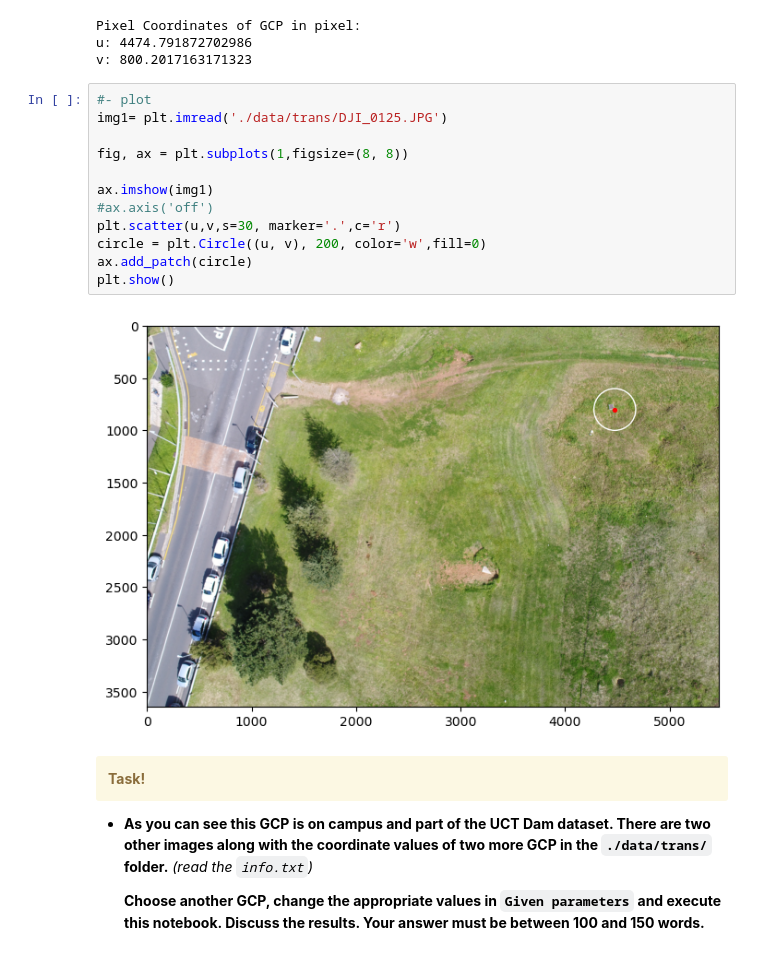
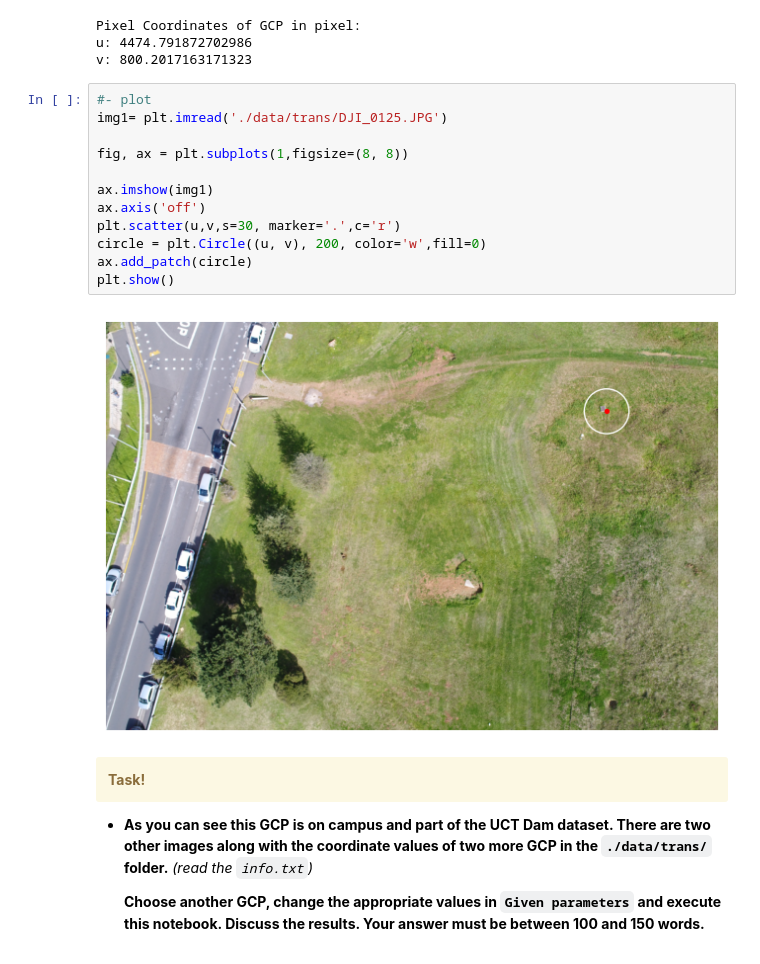
Before and after one commit to AdrianKriger/collinearity, a Jupyter notebook: 01transformation.ipynb, the cells around one changed output. Saved outputs shown, nothing was run; the diff lists cells and outputs as text.

```diff
--- a/01transformation.ipynb
+++ b/01transformation.ipynb
@@ -153,17 +153,17 @@ v: 800.2017163171323
 # %%
 #- plot
 img1= plt.imread('./data/trans/DJI_0125.JPG')
 
 fig, ax = plt.subplots(1,figsize=(8, 8))
 
 ax.imshow(img1)
-#ax.axis('off')
+ax.axis('off')
 plt.scatter(u,v,s=30, marker='.',c='r')
 circle = plt.Circle((u, v), 200, color='w',fill=0)
 ax.add_patch(circle)
 plt.show()
 # %% [output]
-[figure, old version]
+[figure, new version]
 # %% [markdown]
 <div class="alert alert-block alert-warning"><b>Task! </b>  </div>
 
```
